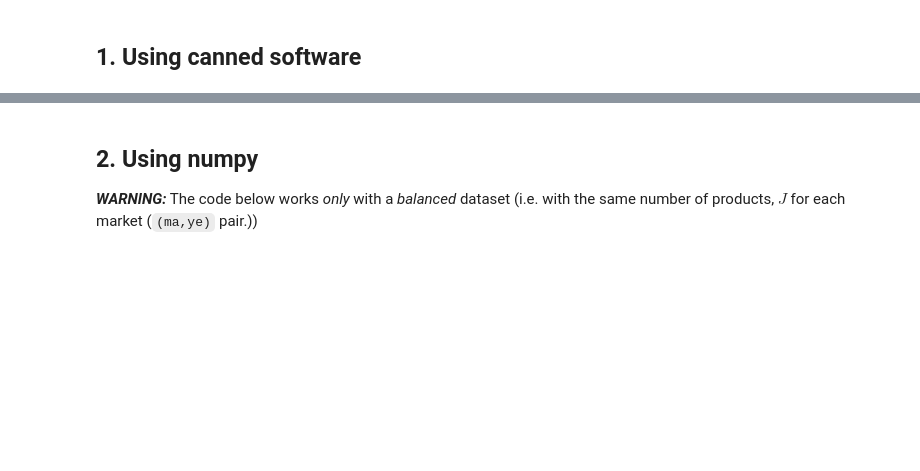
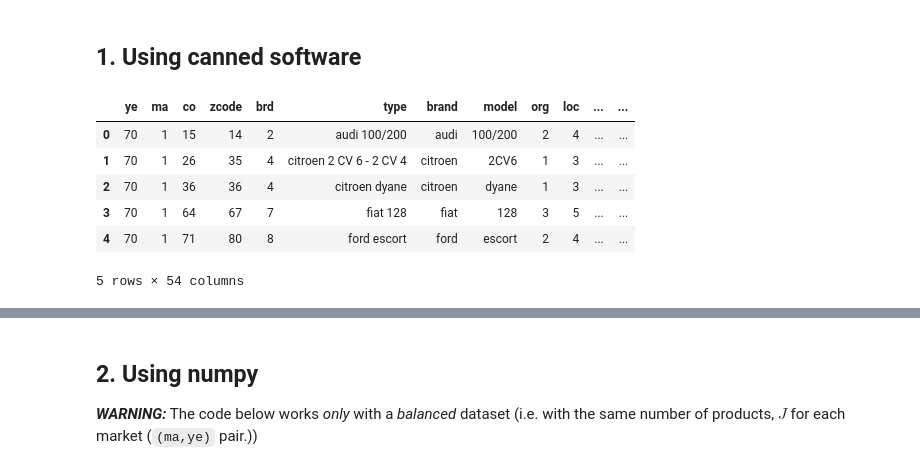
Before and after one commit to Peter-Sandager/Advanced-IO, a Jupyter notebook: Project 1/getting_started.ipynb, the cells around one changed output, grey strips where cells are left out. Drawn from its saved outputs; the diff is of its cells as text; code cells hidden in the pictures; blank space fills up the shorter version.

```diff
--- a/Project 1/getting_started.ipynb
+++ b/Project 1/getting_started.ipynb
@@ -85,5 +108,15 @@ cars.groupby(['ma'])['s'].describe().rename(index=lbl_vals['market']).style.form
 ## 1. Using canned software
 # %%
 from linearmodels.iv import IV2SLS
+# %%
+cars.head(5)
+# %% [output]
+|  | ye | ma | co | zcode | brd | type | brand | model | org | loc | ... | ... |
+| 0 | 70 | 1 | 15 | 14 | 2 | audi 100/200 | audi | 100/200 | 2 | 4 | ... | ... |
+| 1 | 70 | 1 | 26 | 35 | 4 | citroen 2 CV 6 - 2 CV 4 | citroen | 2CV6 | 1 | 3 | ... | ... |
+| 2 | 70 | 1 | 36 | 36 | 4 | citroen dyane | citroen | dyane | 1 | 3 | ... | ... |
+| 3 | 70 | 1 | 64 | 67 | 7 | fiat 128 | fiat | 128 | 3 | 5 | ... | ... |
+| 4 | 70 | 1 | 71 | 80 | 8 | ford escort | ford | escort | 2 | 4 | ... | ... |
+5 rows × 54 columns
 # %%
 cars['delta'] = np.log(cars['s'] / cars['s0'])
```
Also changed, not shown: parts of 12 cells of this notebook, 1 other file.
